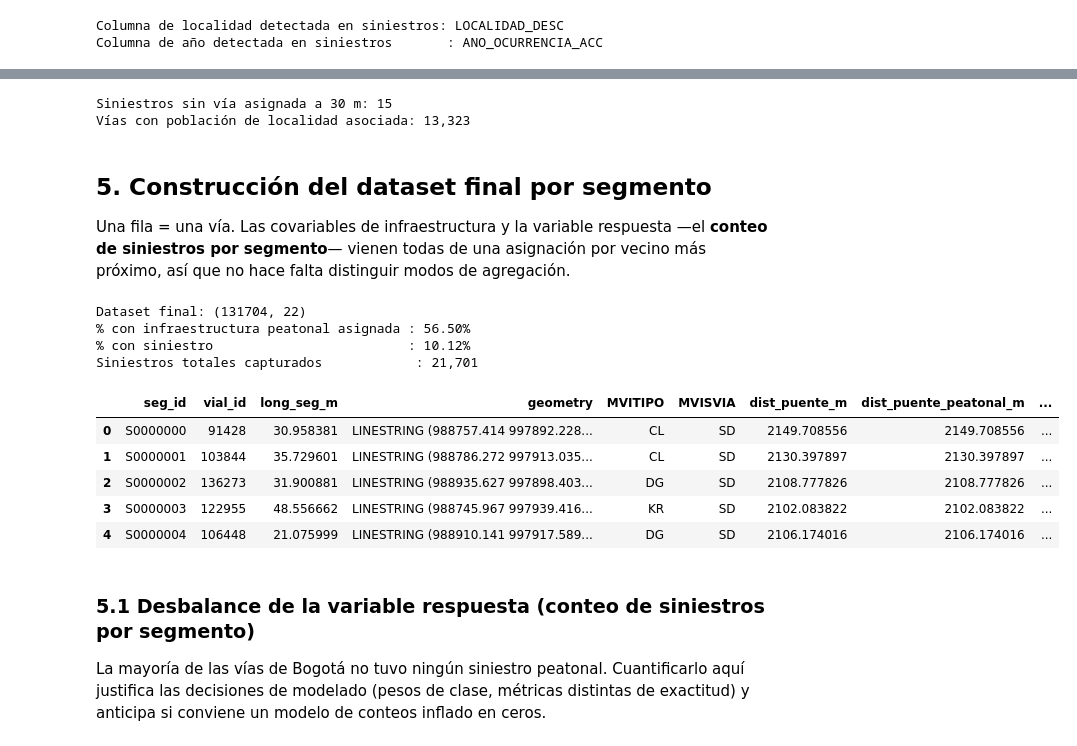
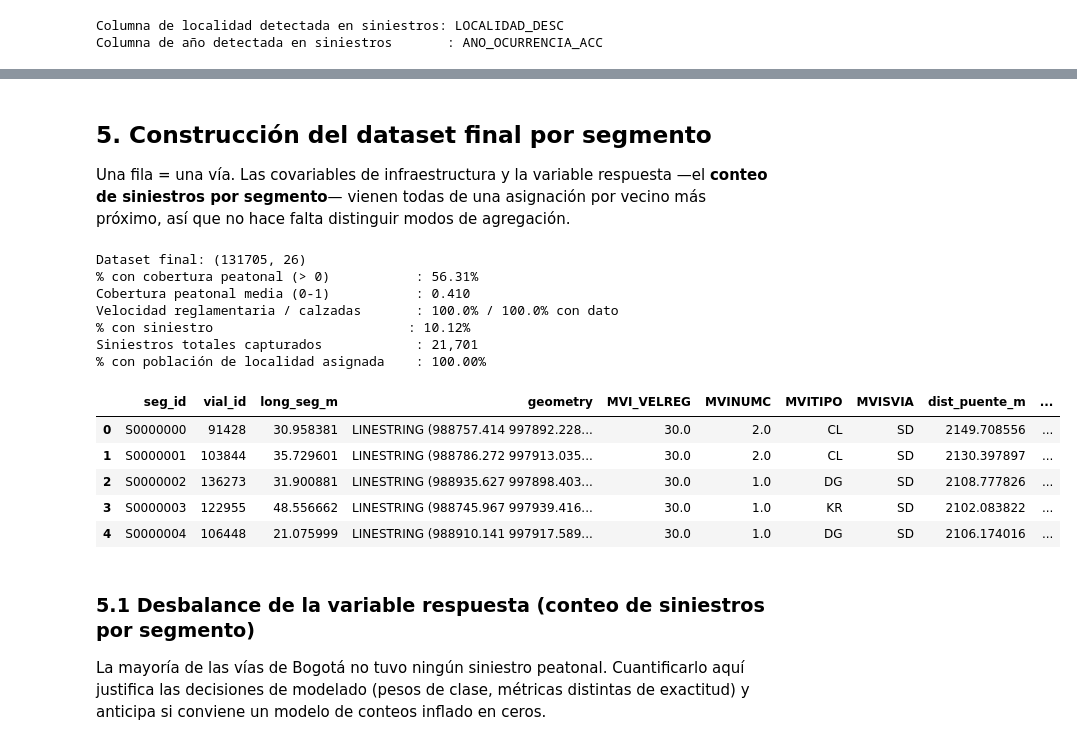
Before and after one commit to BryHerNi21/TT, a Jupyter notebook: Union_segmentos.ipynb, the cells around one changed output, grey strips where cells are left out. Drawn from its saved outputs; the diff is of its cells as text; code cells hidden in the pictures.

```diff
--- a/Union_segmentos.ipynb
+++ b/Union_segmentos.ipynb
@@ -513,0 +799,12 @@ poblacion_localidad['loc_norm'] = poblacion_localidad['NOM_LOC'].map(normalizar_
+# %%
+ANIO_REPRESENTATIVO_INICIO = 2015
+ANIO_REPRESENTATIVO_FIN = 2020
+
+poblacion_repr = (
+    poblacion_localidad[poblacion_localidad['anio'].between(ANIO_REPRESENTATIVO_INICIO, ANIO_REPRESENTATIVO_FIN)]
+    .groupby('loc_norm', as_index=False)['poblacion_total'].mean()
+    .rename(columns={'poblacion_total': 'poblacion_localidad'})
+)
+print(f"Población representativa calculada para {len(poblacion_repr)} localidades "
+      f"(promedio {ANIO_REPRESENTATIVO_INICIO}-{ANIO_REPRESENTATIVO_FIN}).")
+poblacion_repr
@@ -615,12 +1044,3 @@ población promedio de la(s) localidad(es)-año representada(s) por los siniestr
-# %%
-siniestros_agg = agregar_siniestros()
-
-if 'poblacion_localidad_media' in siniestros_agg.columns:
-    print(f"Vías con población de localidad asociada: "
-          f"{siniestros_agg['poblacion_localidad_media'].notna().sum():,}")
-# %% [output]
-Siniestros sin vía asignada a 30 m: 15
-Vías con población de localidad asociada: 13,323
 # %% [markdown]
 ## 5. Construcción del dataset final por segmento
 
@@ -629,46 +1049,58 @@ de siniestros por segmento**— vienen todas de una asignación por vecino más
 no hace falta distinguir modos de agregación.
 # %%
 def construir_dataset():
-    ds = segmentos[['seg_id', 'vial_id', 'long_seg_m', 'geometry'] +
+    # MVI_VELREG (velocidad reglamentaria) y MVINUMC (número de calzadas) son covariables de
+    # diseño vial del modelo: se conservan explícitamente (no por 'if c in columns').
+    ds = segmentos[['seg_id', 'vial_id', 'long_seg_m', 'geometry', *COLS_DISENO_VIAL] +
                    [c for c in ['MVITIPO', 'MVISVIA'] if c in segmentos.columns]].copy()
 
-    ds = ds.merge(puentes_agg,    on='seg_id', how='left')
-    ds = ds.merge(semaforos_agg,  on='seg_id', how='left')
-    ds = ds.merge(peatonal_agg,   on='seg_id', how='left')
-    ds = ds.merge(siniestros_agg, on='seg_id', how='left')
+    ds = ds.merge(puentes_agg,        on='seg_id', how='left')
+    ds = ds.merge(semaforos_agg,      on='seg_id', how='left')
+    ds = ds.merge(peatonal_agg,       on='seg_id', how='left')
+    ds = ds.merge(siniestros_agg,     on='seg_id', how='left')
+    # Población por localidad asignada directamente a la vía (sección 4.7.1-4.7.3): cubre
+    # el 100% de la red, tenga o no siniestros, a diferencia del enfoque vía-siniestros.
+    ds = ds.merge(poblacion_segmento, on='seg_id', how='left')
 
     # Conteos ausentes = ausencia real del fenómeno, no dato faltante
     cols_conteo = [c for c in ds.columns if c.startswith('n_')]
     ds[cols_conteo] = ds[cols_conteo].fillna(0)
     for c in cols_conteo:
         if ds[c].dropna().mod(1).eq(0).all():
             ds[c] = ds[c].astype(int)
 
-    # Infraestructura peatonal: NaN en dist_peatonal_m = ninguna a <= UMBRAL_PEATONAL_M
-    ds['tiene_infra_peatonal'] = ds['dist_peatonal_m'].notna()
+    # Cobertura peatonal: peatonal_agg trae una fila por vía y sin NaN (0 = sin cobertura)
+    ds['tiene_infra_peatonal'] = ds['ratio_cobertura_peatonal'] > 0
 
     if 'n_peatones_afectados' in ds.columns:
         ds['tuvo_siniestro'] = ds['n_peatones_afectados'] > 0
     return ds
 
 dataset_final = construir_dataset()
 
 print(f"Dataset final: {dataset_final.shape}")
-print(f"% con infraestructura peatonal asignada : {dataset_final['tiene_infra_peatonal'].mean()*100:.2f}%")
+print(f"% con cobertura peatonal (> 0)           : {dataset_final['tiene_infra_peatonal'].mean()*100:.2f}%")
+print(f"Cobertura peatonal media (0-1)           : {dataset_final['ratio_cobertura_peatonal'].mean():.3f}")
+print(f"Velocidad reglamentaria / calzadas       : "
+      f"{dataset_final['MVI_VELREG'].notna().mean()*100:.1f}% / {dataset_final['MVINUMC'].notna().mean()*100:.1f}% con dato")
 print(f"% con siniestro                         : {dataset_final['tuvo_siniestro'].mean()*100:.2f}%")
 print(f"Siniestros totales capturados            : {dataset_final['n_peatones_afectados'].sum():,}")
+print(f"% con población de localidad asignada    : {dataset_final['poblacion_localidad'].notna().mean()*100:.2f}%")
 dataset_final.head()
 # %% [output]
-Dataset final: (131704, 22)
-% con infraestructura peatonal asignada : 56.50%
+Dataset final: (131705, 26)
+% con cobertura peatonal (> 0)           : 56.31%
+Cobertura peatonal media (0-1)           : 0.410
+Velocidad reglamentaria / calzadas       : 100.0% / 100.0% con dato
 % con siniestro                         : 10.12%
 Siniestros totales capturados            : 21,701
+% con población de localidad asignada    : 100.00%
-|  | seg_id | vial_id | long_seg_m | geometry | MVITIPO | MVISVIA | dist_puente_m | dist_puente_peatonal_m | ... |
-| 0 | S0000000 | 91428 | 30.958381 | LINESTRING (988757.414 997892.228... | CL | SD | 2149.708556 | 2149.708556 | ... |
-| 1 | S0000001 | 103844 | 35.729601 | LINESTRING (988786.272 997913.035... | CL | SD | 2130.397897 | 2130.397897 | ... |
-| 2 | S0000002 | 136273 | 31.900881 | LINESTRING (988935.627 997898.403... | DG | SD | 2108.777826 | 2108.777826 | ... |
-| 3 | S0000003 | 122955 | 48.556662 | LINESTRING (988745.967 997939.416... | KR | SD | 2102.083822 | 2102.083822 | ... |
-| 4 | S0000004 | 106448 | 21.075999 | LINESTRING (988910.141 997917.589... | DG | SD | 2106.174016 | 2106.174016 | ... |
+|  | seg_id | vial_id | long_seg_m | geometry | MVI_VELREG | MVINUMC | MVITIPO | MVISVIA | dist_puente_m | ... |
+| 0 | S0000000 | 91428 | 30.958381 | LINESTRING (988757.414 997892.228... | 30.0 | 2.0 | CL | SD | 2149.708556 | ... |
+| 1 | S0000001 | 103844 | 35.729601 | LINESTRING (988786.272 997913.035... | 30.0 | 2.0 | CL | SD | 2130.397897 | ... |
+| 2 | S0000002 | 136273 | 31.900881 | LINESTRING (988935.627 997898.403... | 30.0 | 1.0 | DG | SD | 2108.777826 | ... |
+| 3 | S0000003 | 122955 | 48.556662 | LINESTRING (988745.967 997939.416... | 30.0 | 1.0 | KR | SD | 2102.083822 | ... |
+| 4 | S0000004 | 106448 | 21.075999 | LINESTRING (988910.141 997917.589... | 30.0 | 1.0 | DG | SD | 2106.174016 | ... |
 # %% [markdown]
 ### 5.1 Desbalance de la variable respuesta (conteo de siniestros por segmento)
 
```
Also changed, not shown: parts of 35 cells of this notebook, 2 other files.
